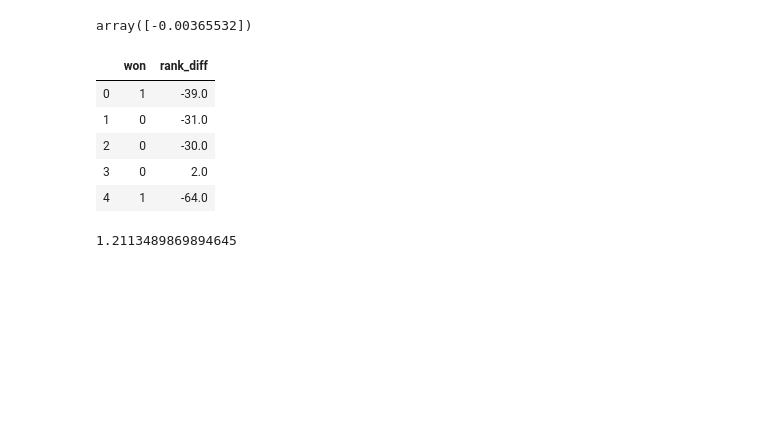
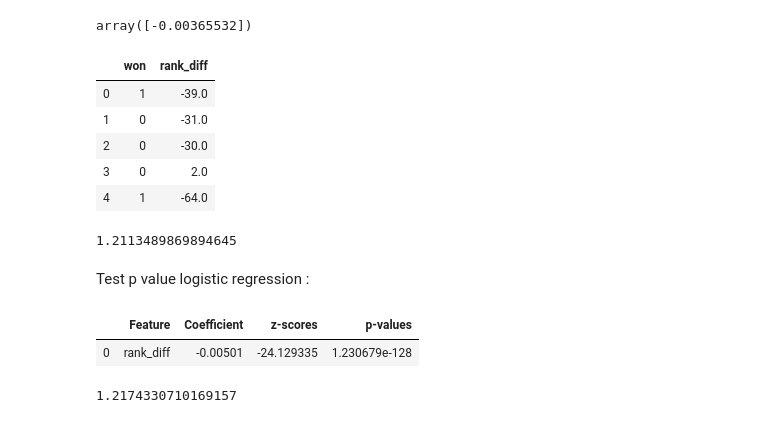
Before and after one commit to Thrynk/Tennis-prediction, a Jupyter notebook: rank prediction/rank prediction.ipynb, the cells around one changed output. Drawn from its saved outputs; the diff is of its cells as text; code cells hidden in the pictures; blank space fills up the shorter version.

```diff
--- a/rank prediction/rank prediction.ipynb
+++ b/rank prediction/rank prediction.ipynb
@@ -263,3 +263,55 @@ import math
 math.exp(logreg.intercept_+logreg.coef_[0][0]*(-39))
 # %% [output]
 1.2113489869894645
+# %% [markdown]
+Test p value logistic regression :
+# %%
+from sklearn import linear_model
+import numpy as np
+import scipy.stats as stat
+
+class LogisticReg:
+    """
+    Wrapper Class for Logistic Regression which has the usual sklearn instance
+    in an attribute self.model, and pvalues, z scores and estimated
+    errors for each coefficient in
+
+    self.z_scores
+    self.p_values
+    self.sigma_estimates
+
+    as well as the negative hessian of the log Likelihood (Fisher information)
+
+    self.F_ij
+    """
+
+    def __init__(self,*args,**kwargs):#,**kwargs):
+        self.model = linear_model.LogisticRegression(*args,**kwargs)#,**args)
+
+    def fit(self,X,y):
+        self.model.fit(X,y)
+        #### Get p-values for the fitted model ####
+        denom = (2.0*(1.0+np.cosh(self.model.decision_function(X))))
+        denom = np.tile(denom,(X.shape[1],1)).T
+        F_ij = np.dot((X/denom).T,X) ## Fisher Information Matrix
+        Cramer_Rao = np.linalg.inv(F_ij) ## Inverse Information Matrix
+        sigma_estimates = np.sqrt(np.diagonal(Cramer_Rao))
+        z_scores = self.model.coef_[0]/sigma_estimates # z-score for eaach model coefficient
+        p_values = [stat.norm.sf(abs(x))*2 for x in z_scores] ### two tailed test for p-values
+
+        self.z_scores = z_scores
+        self.p_values = p_values
+        self.sigma_estimates = sigma_estimates
+        self.F_ij = F_ij
+# %%
+lg = LogisticReg()
+lg.fit(X_train, Y_train)
+# %%
+pd.DataFrame({'Feature': ['rank_diff'], 'Coefficient': [lg.model.coef_[0][0]], 'z-scores': lg.z_scores, 'p-values': lg.p_values})
+# %% [output]
+|  | Feature | Coefficient | z-scores | p-values |
+| 0 | rank_diff | -0.00501 | -24.129335 | 1.230679e-128 |
+# %%
+math.exp(logreg.intercept_+logreg.coef_[0][0]*(-40))
+# %% [output]
+1.2174330710169157
```
Also changed, not shown: parts of 2 cells of this notebook, 1 other file.
